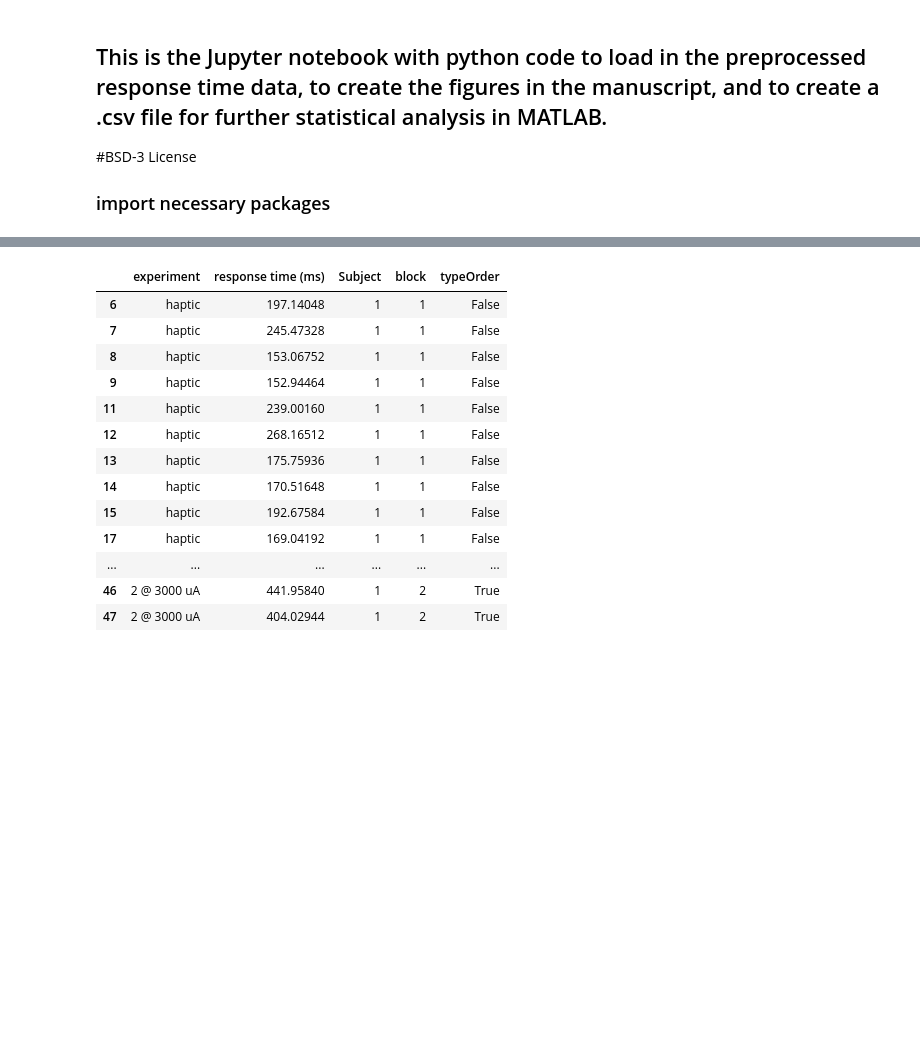
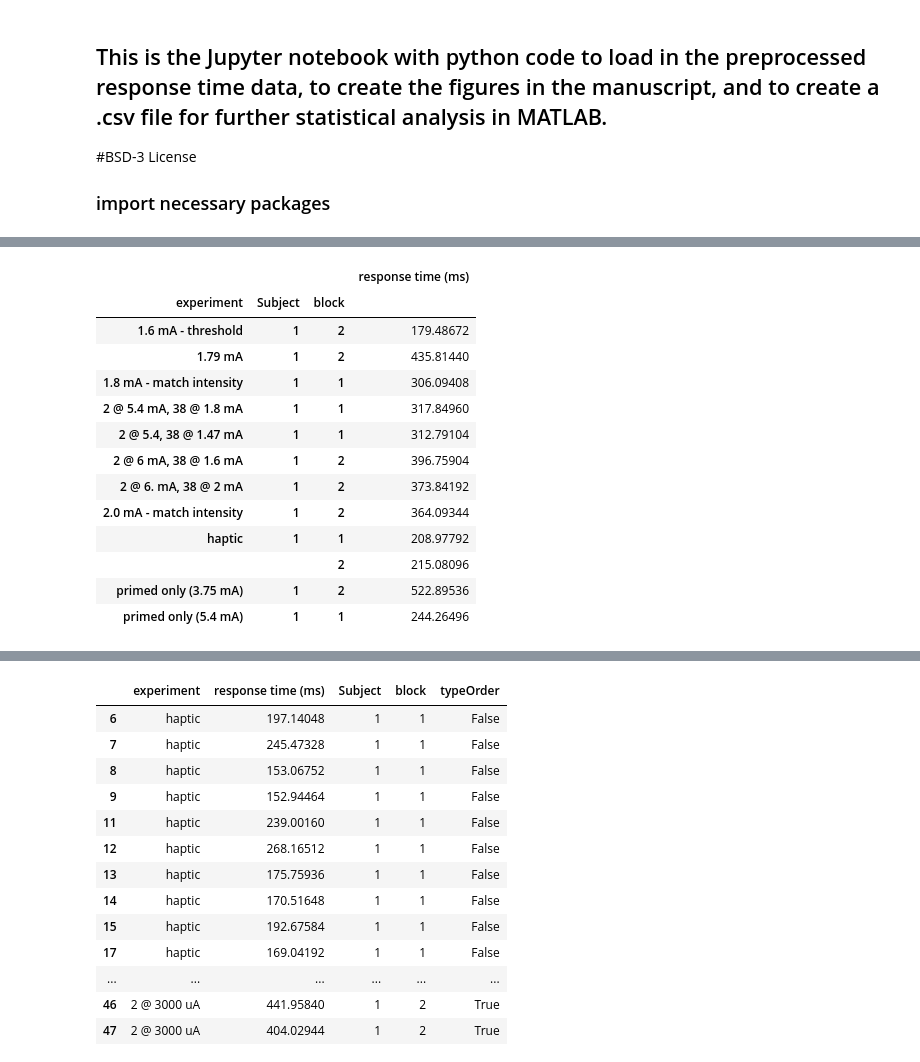
Before and after one commit to davidjuliancaldwell/StimulationResponseTimingPython, a Jupyter notebook: 822e26_priming.ipynb, the cells around one changed output, grey strips where cells are left out. Saved outputs shown, nothing was run; the diff lists cells and outputs as text; code cells hidden in the pictures; blank space fills up the shorter version.

```diff
--- a/822e26_priming.ipynb
+++ b/822e26_priming.ipynb
@@ -73,12 +87,24 @@ dataMelt2.rename(columns = {'variable':'experiment','value':'response time (ms)'
 # %%
 ### concatenate
 
 frames = [dataMelt1,dataMelt2]
 
 result = pd.concat(frames)
 result
 resultTrim = result[(result['response time (ms)'] < respHi) & (result['response time (ms)'] > respLo)]
-resultTrim.groupby(['experiment','Subject','block']).mean()
-
-experimentsOfInt =  ['haptic','primed only (5400 uA)','1800 uA - match intensity','1470 uA - threshold','1610 uA','2 @ 5400, 38 1470 uA','2 @ 5400 uA, 38 @ 1800 uA',
-                    'primed only (3750 uA)','2000 uA - match intensity','1600 uA - threshold','1790 uA','2 @ 6000 uA, 38 @ 1600 uA','2 @ 6000 uA, 38 @ 2000 uA']
+resultTrim.groupby(['experiment','Subject','block']).median()
+# %% [output]
+|  |  |  | response time (ms) |
+| experiment | Subject | block |  |
+| 1.6 mA - threshold | 1 | 2 | 179.48672 |
+| 1.79 mA | 1 | 2 | 435.81440 |
+| 1.8 mA - match intensity | 1 | 1 | 306.09408 |
+| 2 @ 5.4 mA, 38 @ 1.8 mA | 1 | 1 | 317.84960 |
+| 2 @ 5.4, 38 @ 1.47 mA | 1 | 1 | 312.79104 |
+| 2 @ 6 mA, 38 @ 1.6 mA | 1 | 2 | 396.75904 |
+| 2 @ 6. mA, 38 @ 2 mA | 1 | 2 | 373.84192 |
+| 2.0 mA - match intensity | 1 | 2 | 364.09344 |
+| haptic | 1 | 1 | 208.97792 |
+|  |  | 2 | 215.08096 |
+| primed only (3.75 mA) | 1 | 2 | 522.89536 |
+| primed only (5.4 mA) | 1 | 1 | 244.26496 |
```
Also changed, not shown: parts of 8 cells of this notebook, 4 other files.
